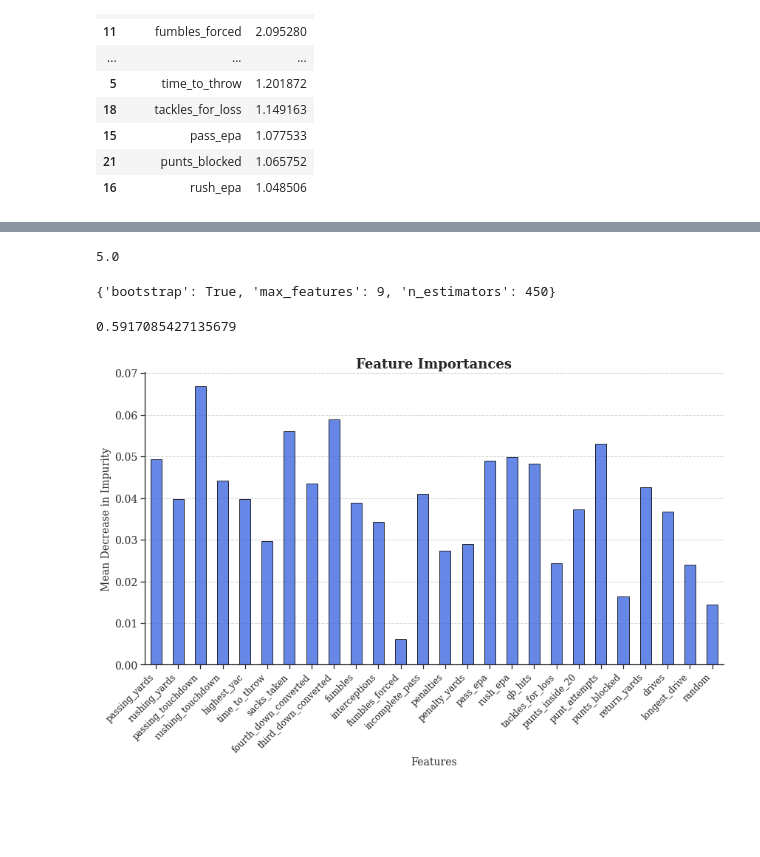
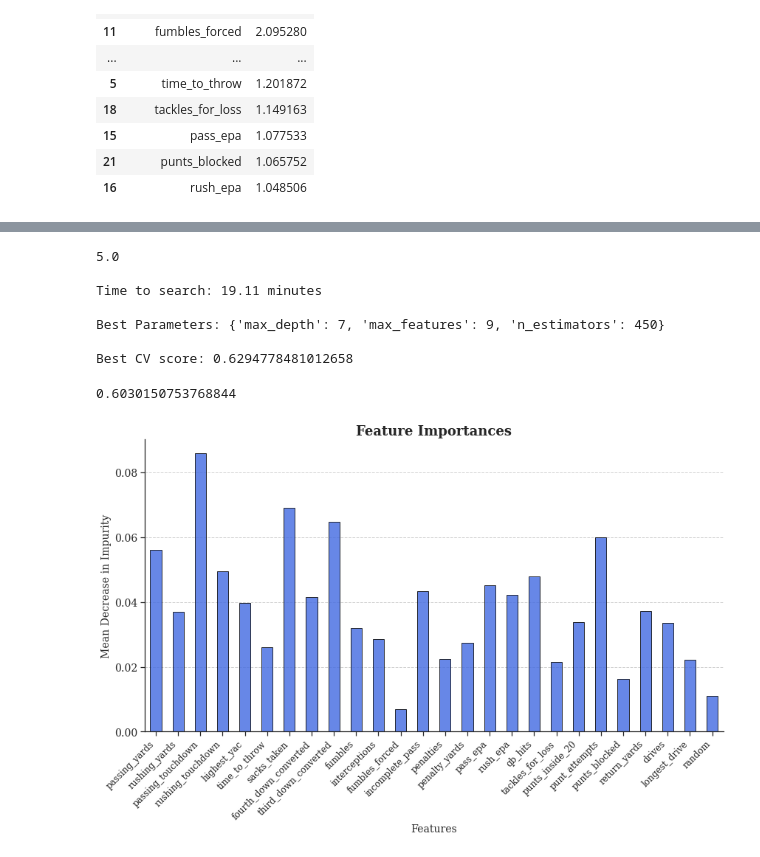
Before and after one commit to 1pjmcdonough/nfl_winpredictor_rf, a Jupyter notebook: random_forest_ml.ipynb, the cells around one changed output, grey strips where cells are left out. Cells and saved outputs as stored; diff of their text form; code cells hidden in the pictures; blank space fills up the shorter version.

Commit message:
Add files via upload
refining grid search approach

```diff
--- a/random_forest_ml.ipynb
+++ b/random_forest_ml.ipynb
@@ -125,13 +193,15 @@ for col in X_train:
 # %%
+start = time.time()
+
 #checks for default number of variables to consider at each split
 mtry = np.sqrt(len(colnames))
 print(mtry, "\n")
 
 #define the hyperparameter grid for random forest tuning
 param_grid = {
-    "bootstrap": [True],
+    "n_estimators": [350, 375, 400, 425, 450], #number of trees
     "max_features": [7, 8, 9, 10, 11], #mtry
-    "n_estimators": [350, 450, 550, 650] #number of trees
+    "max_depth": [3, 5, 7, 9, 11] #max depth of each tree
 }
 
 #initialize a random forest classifier
@@ -143,52 +213,63 @@ grid_search = GridSearchCV(estimator=rf, param_grid=param_grid, cv=10)
 
 #fit the grid search model and print the best hyperparameters
 grid_search.fit(X_train, y_train)
-grid_search.best_params_
+
+stop = time.time()
+print("Time to search:", round((stop-start)/60, 2), "minutes\n")
+print("Best Parameters:", grid_search.best_params_, "\n")
+print("Best CV score:", grid_search.best_score_)
 # %% [output]
 5.0
+
+Time to search: 19.11 minutes
+
+Best Parameters: {'max_depth': 7, 'max_features': 9, 'n_estimators': 450}
+
+Best CV score: 0.6294778481012658
-{'bootstrap': True, 'max_features': 9, 'n_estimators': 450}
 # %%
 #initialize a Random Forest classifier with hyperparameters from grid search
 rf_best = RandomForestClassifier(n_estimators=450,
-                           max_features=9,
-                           random_state=84,
-                           oob_score=True)
+                                 max_features=9,
+                                 max_depth=7,
+                                 random_state=84,
+                                 oob_score=True)
 
 #fit the random forest model and print the out-of-bag score
 rf_best.fit(X_train, y_train)
 rf_best.oob_score_
 # %% [output]
-0.5917085427135679
+0.6030150753768844
 # %%
 #add a random binary variable to a copy of the training dataset
 X_train_r = X_train.copy()
 X_train_r["random"] = np.random.choice([0, 1], size=len(X_train))
 
 #initialize a random forest classifier
-rf_r = RandomForestClassifier(n_estimators=450,
-                                max_features=9,
-                                  random_state=84,
-                                  oob_score=True)
+rf_r = RandomForestClassifier(n_estimators=400,
+                              max_features=9,
+                              max_depth=7,
+                              random_state=84,
+                              oob_score=True)
 
 #fit the random forest model
 rf_r.fit(X_train_r, y_train)
 
 #extract feature importances from the model
 forest_importances = pd.Series(rf_r.feature_importances_, index=rf_r.feature_names_in_)
 
 #plot the feature importances to compare them visually
 fig, ax = plt.subplots(figsize=(12, 8))
 forest_importances.plot.bar(ax=ax, color="royalblue", edgecolor="black", alpha=0.8)
 ax.set_title("Feature Importances", fontsize=18, fontweight="bold")
 ax.set_ylabel("Mean Decrease in Impurity", fontsize=14)
 ax.set_xlabel("Features", fontsize=14)
 ax.grid(axis="y", linestyle="--", alpha=0.9)
 plt.xticks(rotation=45, ha="right", fontsize=12)
 ax.tick_params(axis="y", labelsize=14)
 fig.tight_layout()
 plt.show()
 # %% [output]
-[figure, old version]
+[figure, new version]
 # %%
 #initialize the explainertoolkit with random forest model
 explainer = skexplain.ExplainToolkit(("Random Forest", rf_best), X=X_train, y=y_train)
```
Also changed, not shown: parts of 8 cells of this notebook.
